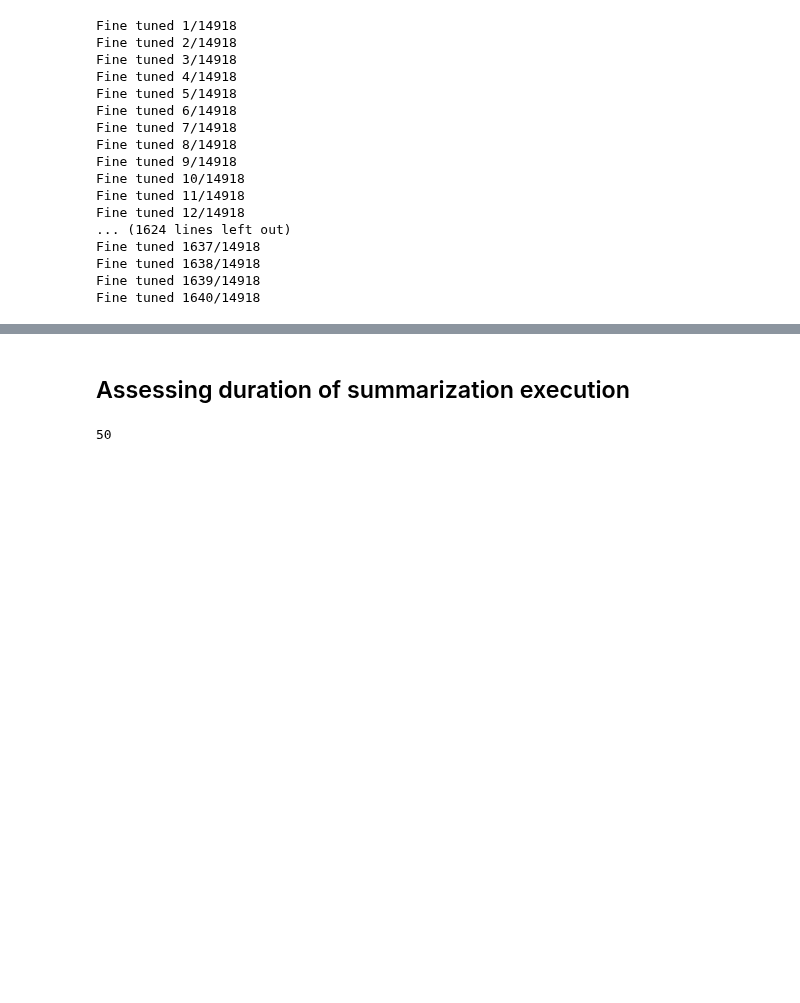
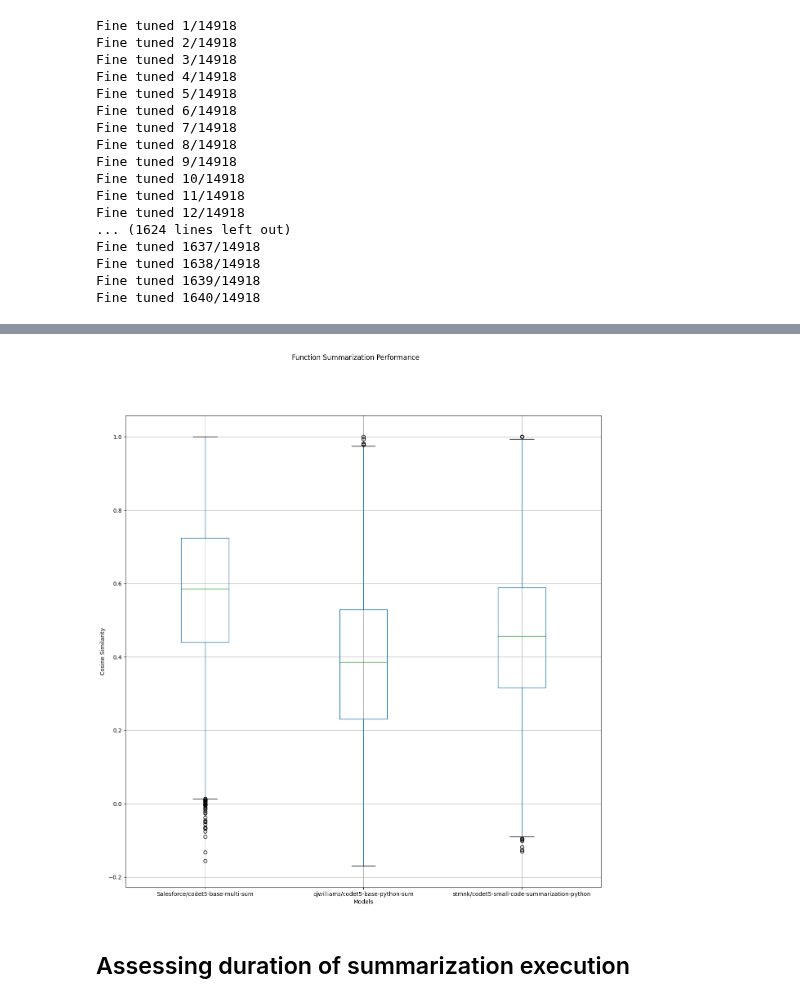
Before and after one commit to WilliamsCJ/repograph, a Jupyter notebook: backend/evaluation/summarization_performance.ipynb, the cells around one changed output, grey strips where cells are left out. Drawn from its saved outputs; the diff is of its cells as text; code cells hidden in the pictures; blank space fills up the shorter version.

```diff
--- a/backend/evaluation/summarization_performance.ipynb
+++ b/backend/evaluation/summarization_performance.ipynb
@@ -154,9 +139,12 @@ fig.savefig("summarization-performance-histogram.png", bbox_inches='tight')
 # %%
 fig, ax = plt.subplots(1, figsize=(15,15))
 df.rename(columns={"score": "Salesforce/codet5-base-multi-sum", "finetuned_score": "cjwilliams/codet5_base_python_sum", "finetuned_small_score": "stmnk/codet5-small-code-summarization-python"}).boxplot(column=['Salesforce/codet5-base-multi-sum', 'cjwilliams/codet5_base_python_sum', 'stmnk/codet5-small-code-summarization-python'], ax=ax)
 ax.set_ylabel("Cosine Similarity")
 ax.set_xlabel("Models")
+fig.suptitle("Function Summarization Performance")
 fig.savefig("summarization-performance-boxplot.png", bbox_inches='tight')
+# %% [output]
+[figure, added]
 # %% [markdown]
 ## Assessing duration of summarization execution
 # %%
@@ -179,10 +167,6 @@ for index, row in df.sample(n=50).iterrows():
     duration_small = time.time() - start
 
     res = res.append({'Salesforce/codet5-base-multi-sum': duration, 'cjwilliams/codet5_base_python_sum': duration_fine, 'stmnk/codet5-small-code-summarization-python': duration_small}, ignore_index=True)
-# %%
-len(res)
-# %% [output]
-50
 # %%
 fig, ax = plt.subplots(1, figsize=(15,15))
 res.boxplot(column=['Salesforce/codet5-base-multi-sum', 'cjwilliams/codet5_base_python_sum', 'stmnk/codet5-small-code-summarization-python'], ax=ax)
```
Also changed, not shown: parts of 6 cells of this notebook, 14 other files.
